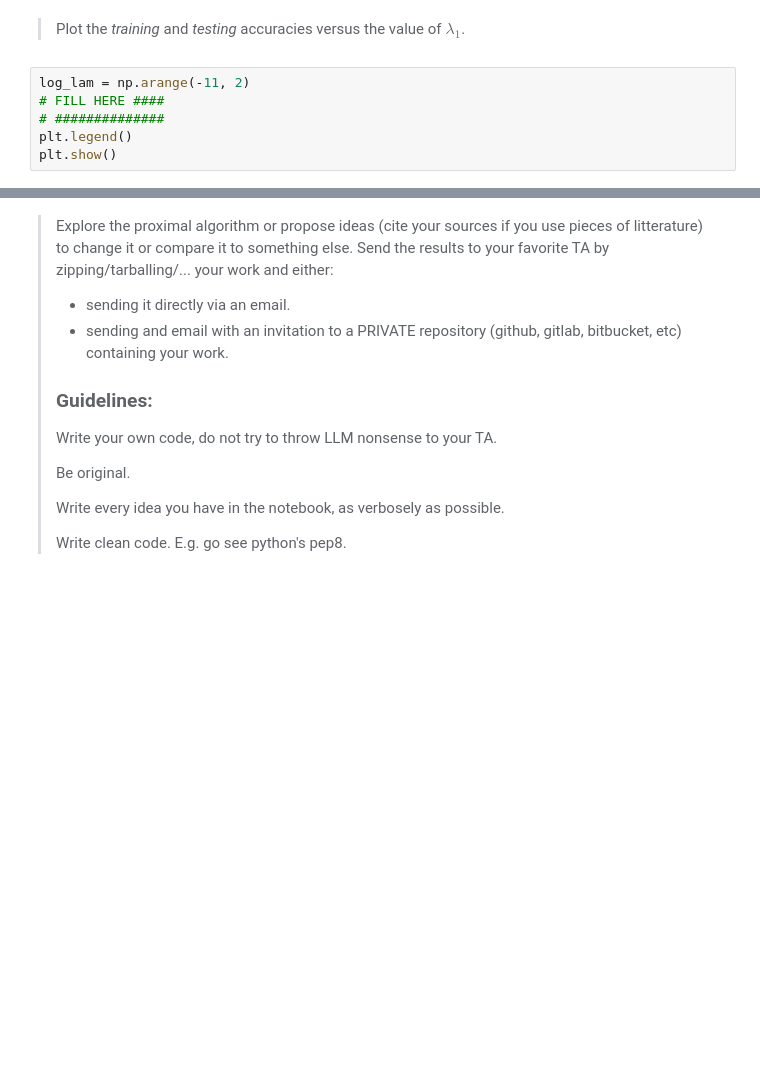
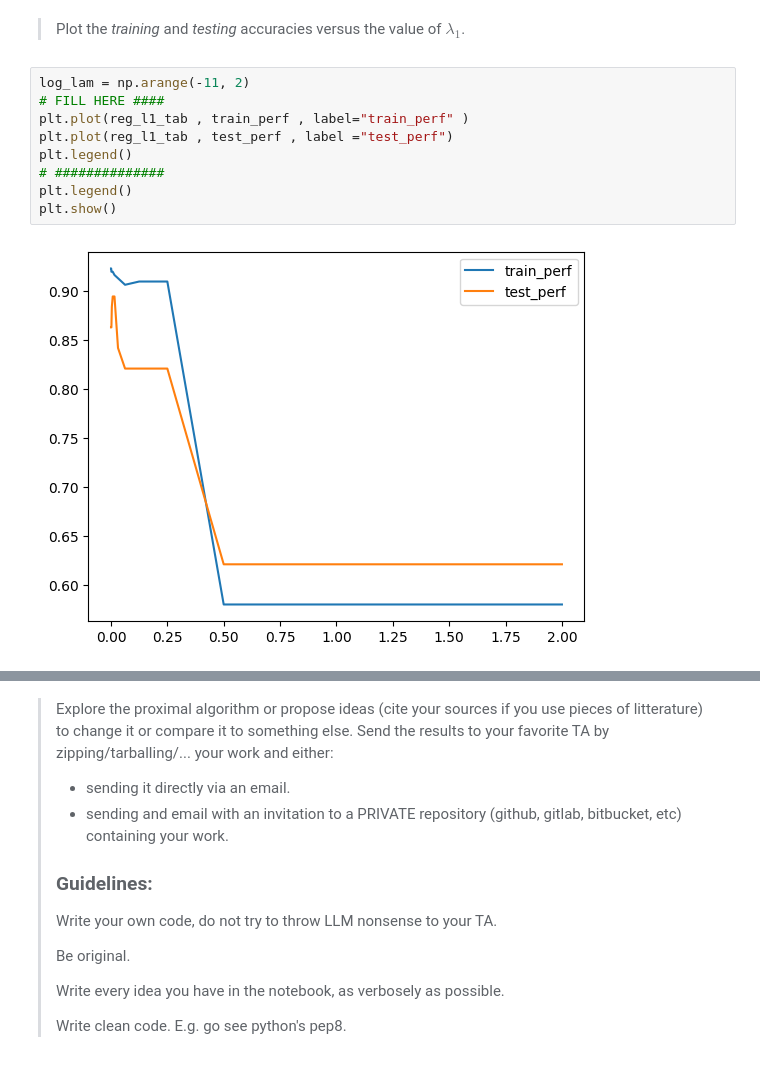
Before and after one commit to mohameml/machine_learning, a Jupyter notebook: Exercices/03_reg_logistique/TP3_proximal_algorithms.ipynb, the cells around one changed output, grey strips where cells are left out. Saved outputs shown, nothing was run; the diff lists cells and outputs as text; blank space fills up the shorter version.

```diff
--- a/Exercices/03_reg_logistique/TP3_proximal_algorithms.ipynb
+++ b/Exercices/03_reg_logistique/TP3_proximal_algorithms.ipynb
@@ -150,9 +186,14 @@ plt.show()
 # %%
 log_lam = np.arange(-11, 2)
 # FILL HERE ####
+plt.plot(reg_l1_tab , train_perf , label="train_perf" )
+plt.plot(reg_l1_tab , test_perf , label ="test_perf")
+plt.legend()
 # ##############
 plt.legend()
 plt.show()
+# %% [output]
+[figure, added]
 # %%
 import matplotlib.pyplot as plt
 %matplotlib inline
```
Also changed, not shown: parts of 6 cells of this notebook, 3 other files.
